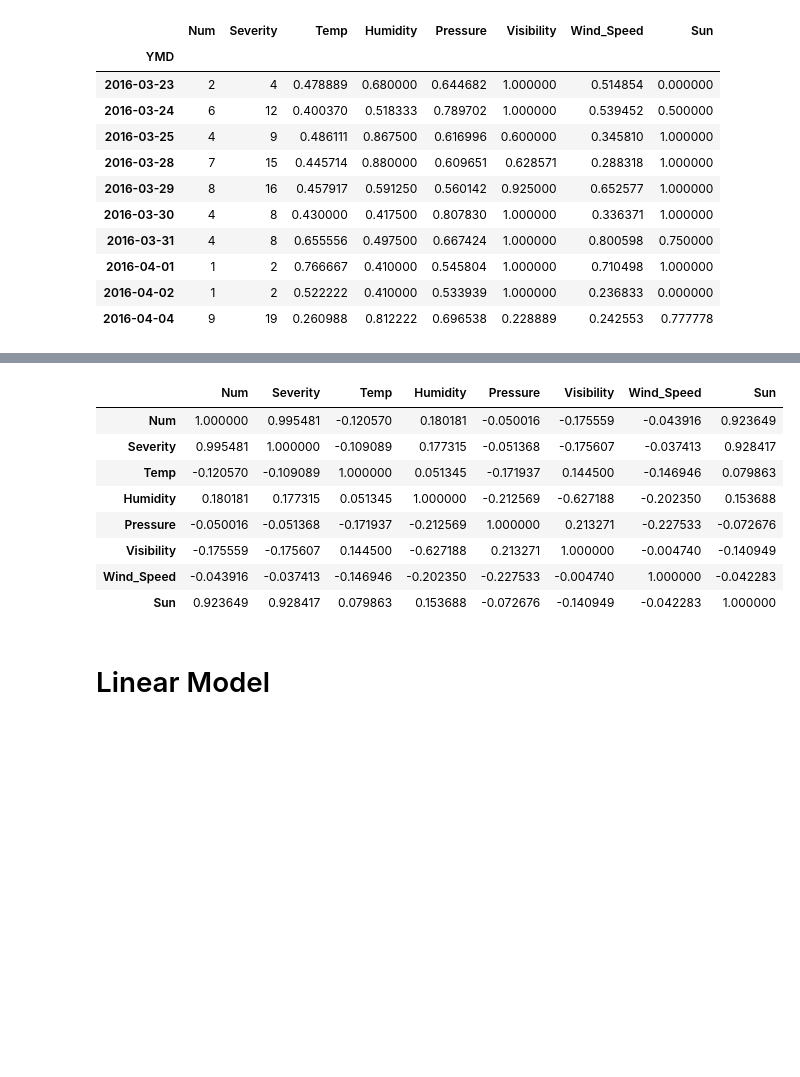
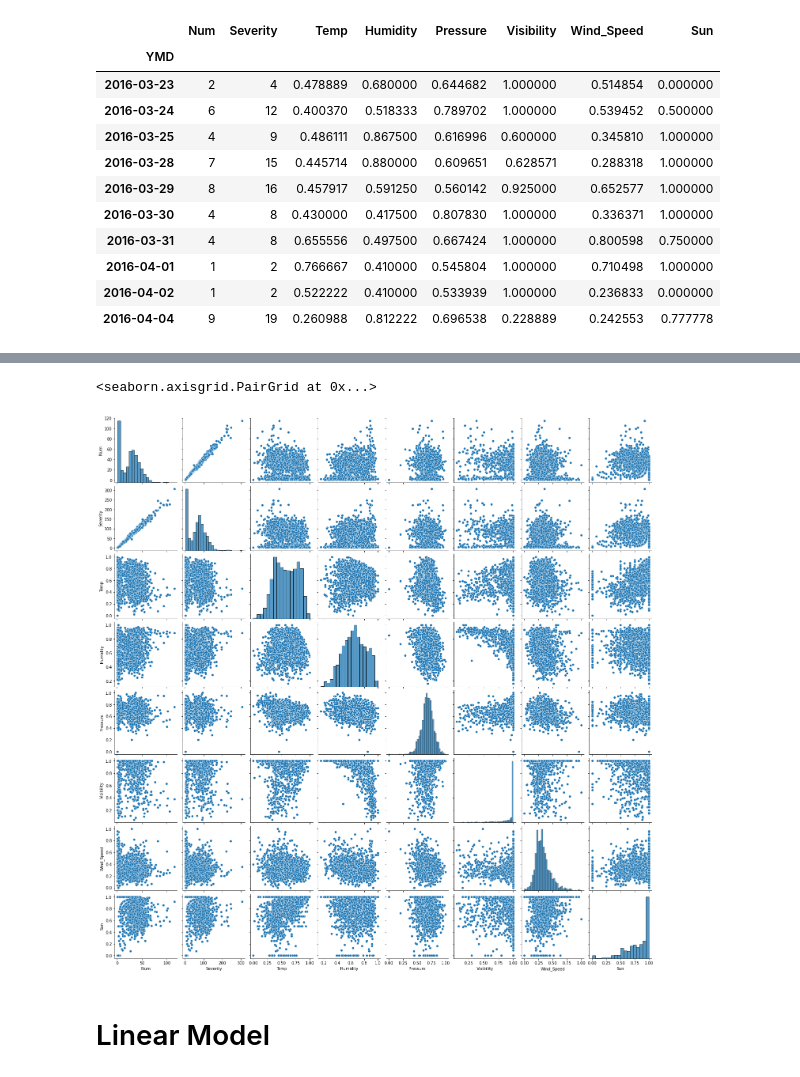
Before and after one commit to szhanatova/CS677_US_Accident_Project, a Jupyter notebook: Notebooks/Shawn_Liu.ipynb, the cells around one changed output, grey strips where cells are left out. Drawn from its saved outputs; the diff is of its cells as text; code cells hidden in the pictures; blank space fills up the shorter version.

```diff
--- a/Notebooks/Shawn_Liu.ipynb
+++ b/Notebooks/Shawn_Liu.ipynb
@@ -174,15 +164,9 @@ daily_data.head(10)
-# %%
-daily_data.corr()
-# %% [output]
-|  | Num | Severity | Temp | Humidity | Pressure | Visibility | Wind_Speed | Sun |
-| Num | 1.000000 | 0.995481 | -0.120570 | 0.180181 | -0.050016 | -0.175559 | -0.043916 | 0.923649 |
-| Severity | 0.995481 | 1.000000 | -0.109089 | 0.177315 | -0.051368 | -0.175607 | -0.037413 | 0.928417 |
-| Temp | -0.120570 | -0.109089 | 1.000000 | 0.051345 | -0.171937 | 0.144500 | -0.146946 | 0.079863 |
-| Humidity | 0.180181 | 0.177315 | 0.051345 | 1.000000 | -0.212569 | -0.627188 | -0.202350 | 0.153688 |
-| Pressure | -0.050016 | -0.051368 | -0.171937 | -0.212569 | 1.000000 | 0.213271 | -0.227533 | -0.072676 |
-| Visibility | -0.175559 | -0.175607 | 0.144500 | -0.627188 | 0.213271 | 1.000000 | -0.004740 | -0.140949 |
-| Wind_Speed | -0.043916 | -0.037413 | -0.146946 | -0.202350 | -0.227533 | -0.004740 | 1.000000 | -0.042283 |
-| Sun | 0.923649 | 0.928417 | 0.079863 | 0.153688 | -0.072676 | -0.140949 | -0.042283 | 1.000000 |
+# %%
+# doing linear standardization has no influence to the correlation coefficient
+sns.pairplot(daily_data)
+# %% [output]
+<seaborn.axisgrid.PairGrid at 0x...>
+[figure, added]
 # %% [markdown]
 # Linear Model
 # %%
```
Also changed, not shown: parts of 43 cells of this notebook.
